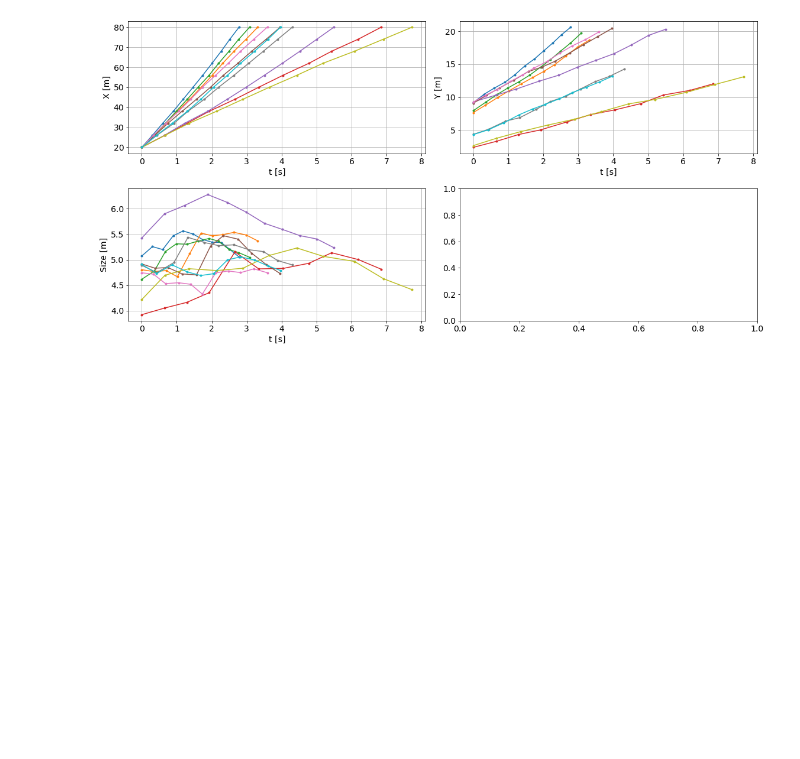
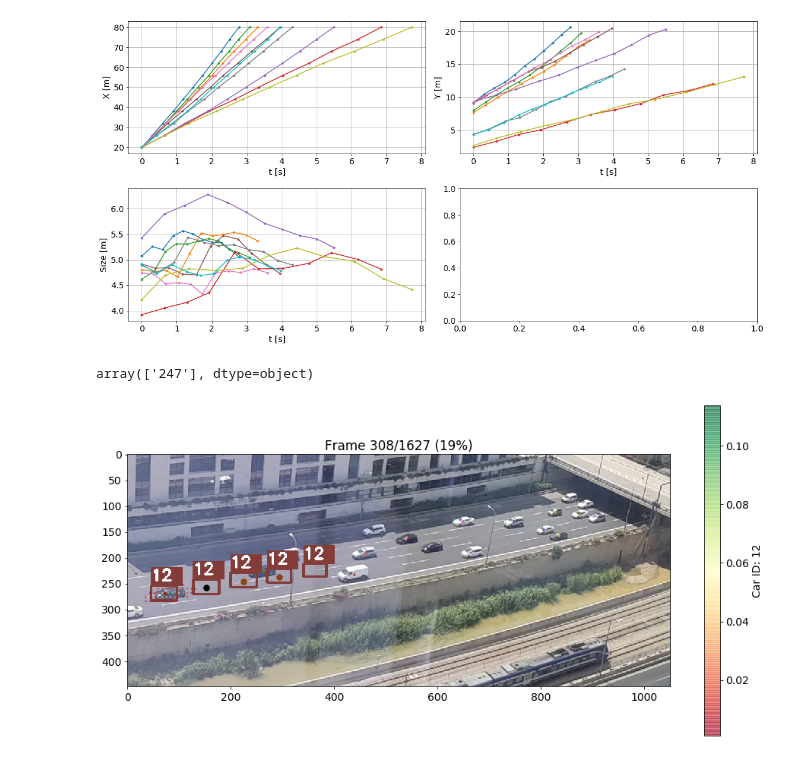
Before and after one commit to ido90/AyalonRoad, a Jupyter notebook: Analyzer/Basic Processing.ipynb, the cells around one changed output. Saved outputs shown, nothing was run; the diff lists cells and outputs as text; code cells hidden in the pictures; blank space fills up the shorter version.

```diff
--- a/Analyzer/Basic Processing.ipynb
+++ b/Analyzer/Basic Processing.ipynb
@@ -28,3 +26,7 @@ video='20190520_105429'
+# %%
+video = '20190520_105429'
+pathbase = Path(r'd:\media\videos\ayalon')
+videopath = str(pathbase/f'{video:s}.mp4')
 # %%
 df, X, Y, S, N, W, H = t.read_video_summary(video, filtered=True)
 # %% [markdown]
@@ -376,3 +382,19 @@ ax.grid()
 plt.tight_layout()
 # %% [output]
 [figure]
+# %%
+model = t.get_detector(t.get_cropped_frame_area(video), constraints_level=2)
+# %%
+X0 = pd.DataFrame(t.m2p_x(X, video), columns=X.columns)
+Y0 = pd.DataFrame(t.m2p_y(Y, video), columns=Y.columns)
+# %%
+car = np.random.choice(df.index, 1)
+# %%
+car
+# %% [output]
+array(['247'], dtype=object)
+# %%
+t.visualize_video(model, videopath, X0, Y0, car, area=t.get_cropped_frame_area(video), display=2,
+                  track_field=12, show_history_boxes=5)
+# %% [output]
+[figure, added]
```
Also changed, not shown: parts of 12 cells of this notebook, 1 other file.
